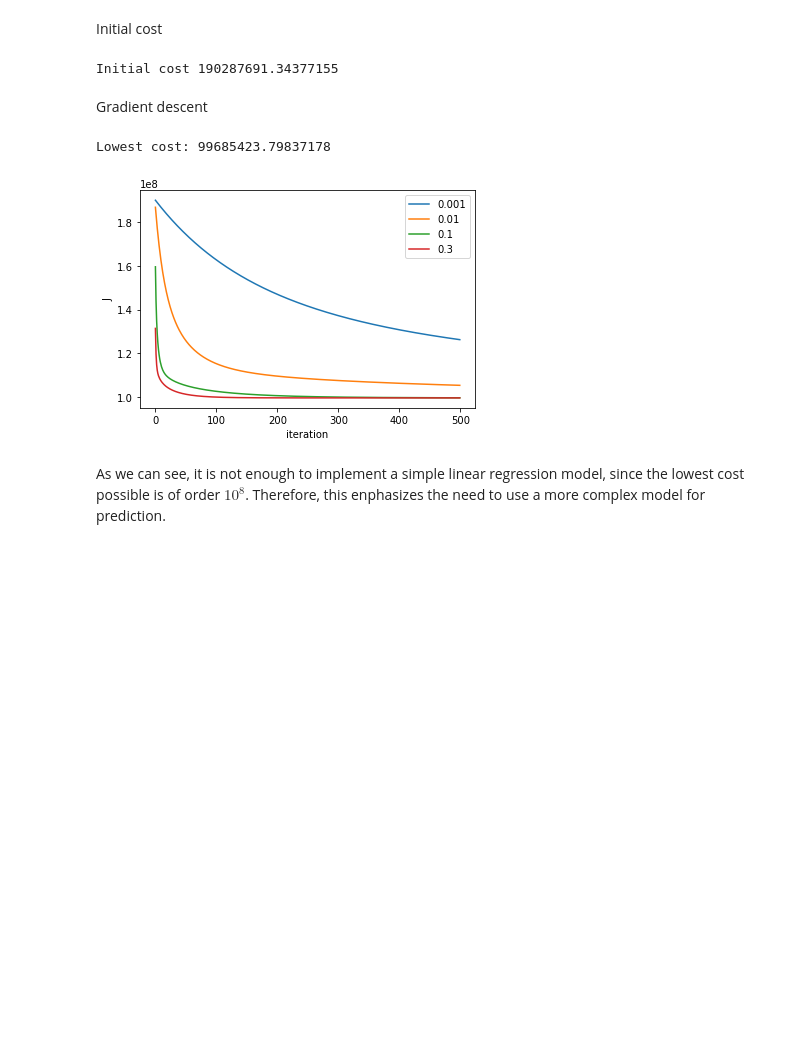
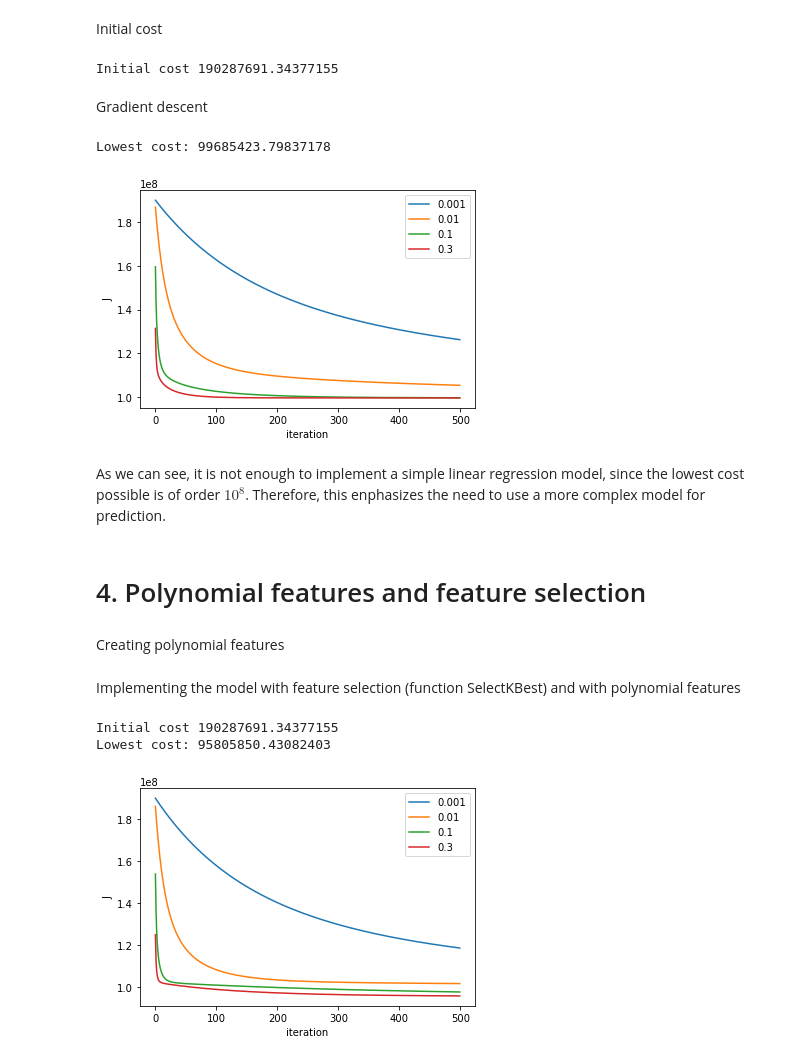
Before and after one commit to mishasilva01/FAA_project2, a Jupyter notebook: script.ipynb, the cells around one changed output. Drawn from its saved outputs; the diff is of its cells as text; code cells hidden in the pictures; blank space fills up the shorter version.

```diff
--- a/script.ipynb
+++ b/script.ipynb
@@ -309,3 +309,81 @@ Lowest cost: 99685423.79837178
 [figure]
 # %% [markdown]
 As we can see, it is not enough to implement a simple linear regression model, since the lowest cost possible is of order $10^8$. Therefore, this enphasizes the need to use a more complex model for prediction.
+# %% [markdown]
+# 4. Polynomial features and feature selection
+# %% [markdown]
+Creating polynomial features
+# %%
+def poly(df, degree = 2):
+    """
+    this function takes the original dataframe and creates an X dataframe,
+    adding the squared features from the original ones
+    """
+    if degree < 2:
+        print("ERROR: type a degree that is an integer equal or greater than 2")
+
+    X_poly = df.drop(columns="y").copy()
+
+    for i in range(2, degree + 1):
+        for feature in df.drop(columns="y"):
+            X_poly[str(i)+"_"+feature] = df[feature] ** (i)
+
+    return X_poly
+# %% [markdown]
+Implementing the model with feature selection (function SelectKBest) and with polynomial features
+# %%
+from sklearn.feature_selection import SelectKBest
+
+# reshaping y
+y = df.y.values
+y = y.reshape(m, 1)
+
+# feature selection
+selector = SelectKBest(k = 30)
+X_poly = poly(df = df_extended, degree = 4).values
+X_select = selector.fit_transform(X_poly, y)
+
+# number of samples (m) and features (n)
+m = X_select.shape[0]
+n = X_select.shape[1] + 1   # +1 to considering an extra columns of ones
+
+# normalization
+X_norm, mean, std = featureNormalization(X_select)
+
+# adding column of ones in the beginning
+X_norm = np.append(np.ones((m, 1)), X_norm, axis = 1)
+
+# initializing theta vector
+theta = np.zeros((n, 1))
+
+# cost function
+Cost = computeCost(X_norm, y, theta)
+print("Initial cost", Cost)
+
+# initalizing paramenters for model fitting
+initial_theta = np.zeros((n, 1))
+alpha = [0.001, 0.01, 0.1, 0.3]
+theta_J = dict()
+num_iters = 500
+
+# cost function evolution
+for i in range(len(alpha)):
+    theta, J_history = gradientDescent(X_norm, y, initial_theta, alpha[i], num_iters)
+    var = {}
+    var[0] = theta
+    var[1] = J_history
+    theta_J[i] = var
+
+# visualizing the evolution of the cost function
+plt.figure()
+for i in range(len(alpha)):
+    plt.plot(theta_J[i][1])
+plt.legend(alpha)
+plt.xlabel("iteration")
+plt.ylabel("J")
+
+print("Lowest cost:", theta_J[3][1][-1])
+# %% [output]
+Initial cost 190287691.34377155
+Lowest cost: 95805850.43082403
+[figure, added]
```
